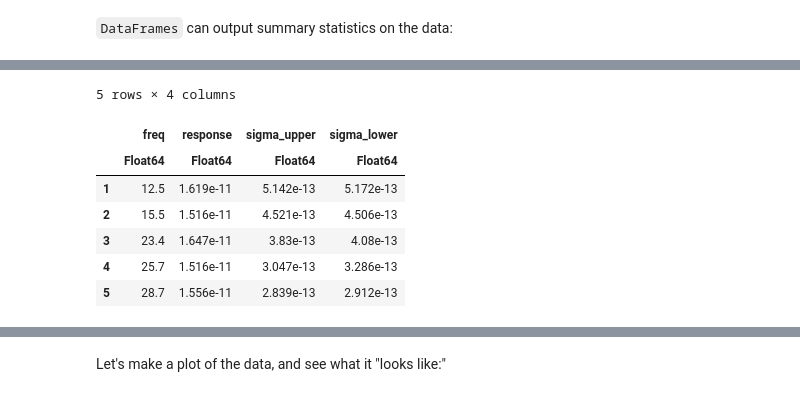
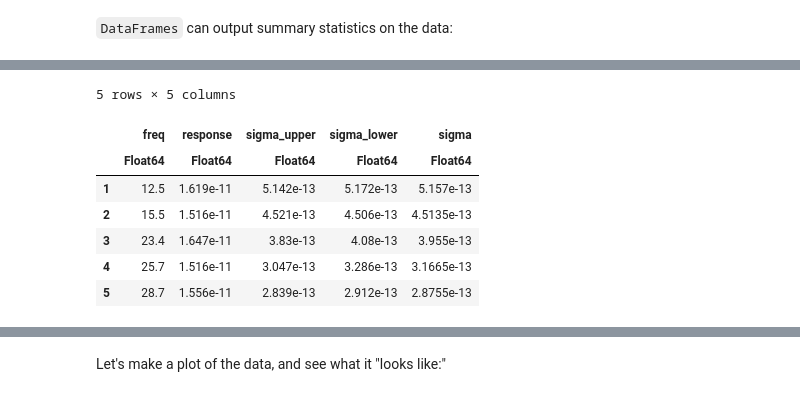
Before and after one commit to farr/Astrostatistics, a Jupyter notebook: astrostatistics/welcome.ipynb, the cells around one changed output, grey strips where cells are left out. Saved outputs shown, nothing was run; the diff lists cells and outputs as text; code cells hidden in the pictures.

```diff
--- a/astrostatistics/welcome.ipynb
+++ b/astrostatistics/welcome.ipynb
@@ -51,19 +56,20 @@ describe(quad_data)
 # %%
 oct_data = DataFrame([12.500 1.619e-11 5.142e-13 5.172e-13;
                       15.500 1.516e-11 4.521e-13 4.506e-13;
                       23.400 1.647e-11 3.830e-13 4.080e-13;
                       25.700 1.516e-11 3.047e-13 3.286e-13;
                       28.700 1.556e-11 2.839e-13 2.912e-13],
                      [:freq, :response, :sigma_upper, :sigma_lower])
+insertcols!(oct_data, :sigma => 0.5 .* (oct_data.sigma_upper .+ oct_data.sigma_lower))
 # %% [output]
-5 rows × 4 columns
+5 rows × 5 columns
-|  | freq | response | sigma_upper | sigma_lower |
-|  | Float64 | Float64 | Float64 | Float64 |
-| 1 | 12.5 | 1.619e-11 | 5.142e-13 | 5.172e-13 |
-| 2 | 15.5 | 1.516e-11 | 4.521e-13 | 4.506e-13 |
-| 3 | 23.4 | 1.647e-11 | 3.83e-13 | 4.08e-13 |
-| 4 | 25.7 | 1.516e-11 | 3.047e-13 | 3.286e-13 |
-| 5 | 28.7 | 1.556e-11 | 2.839e-13 | 2.912e-13 |
+|  | freq | response | sigma_upper | sigma_lower | sigma |
+|  | Float64 | Float64 | Float64 | Float64 | Float64 |
+| 1 | 12.5 | 1.619e-11 | 5.142e-13 | 5.172e-13 | 5.157e-13 |
+| 2 | 15.5 | 1.516e-11 | 4.521e-13 | 4.506e-13 | 4.5135e-13 |
+| 3 | 23.4 | 1.647e-11 | 3.83e-13 | 4.08e-13 | 3.955e-13 |
+| 4 | 25.7 | 1.516e-11 | 3.047e-13 | 3.286e-13 | 3.1665e-13 |
+| 5 | 28.7 | 1.556e-11 | 2.839e-13 | 2.912e-13 | 2.8755e-13 |
 # %%
 describe(oct_data)
 # %% [output]
```
Also changed, not shown: parts of 30 cells of this notebook, 1 other file.
